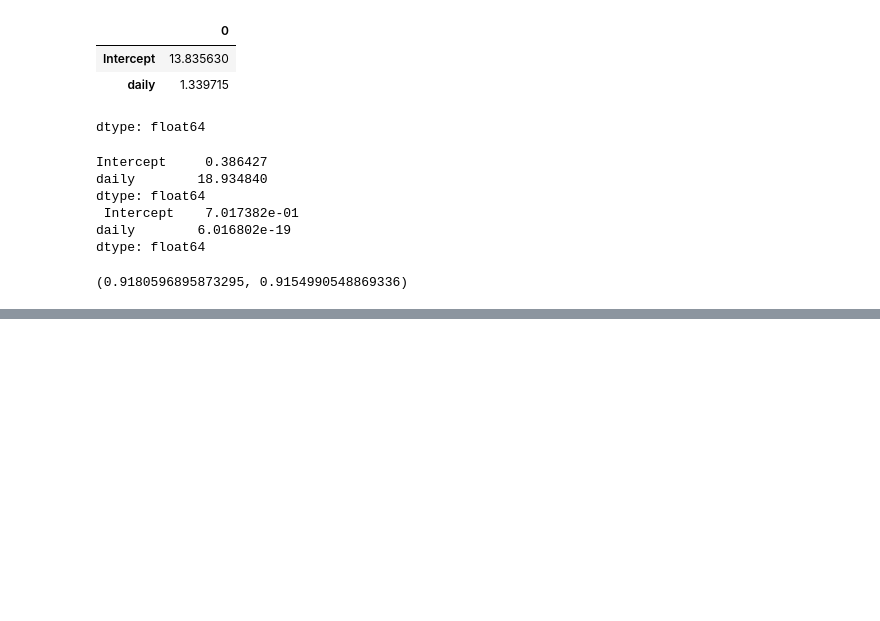
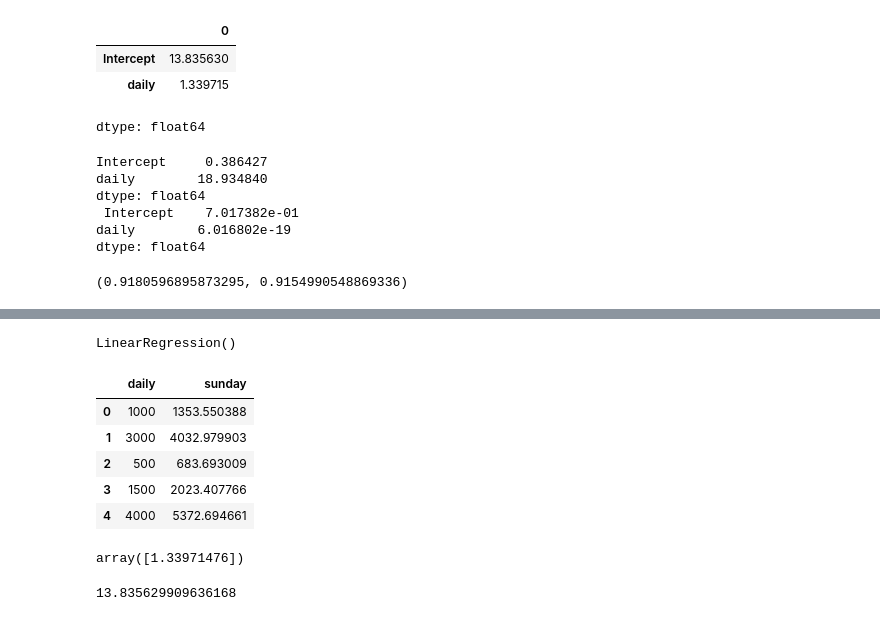
Before and after one commit to MeghanaPidaparthi/ExcelR-tutorials, a Jupyter notebook: DAY20.ipynb, the cells around one changed output, grey strips where cells are left out. Drawn from its saved outputs; the diff is of its cells as text; code cells hidden in the pictures; blank space fills up the shorter version.

Commit message:
Predicting new data points

```diff
--- a/DAY20.ipynb
+++ b/DAY20.ipynb
@@ -125,0 +128,3 @@ dtype: float64
+# %%
+newdata = pd.Series([1000,3000,500,1500,4000])
+newdata
@@ -125,0 +139,3 @@ dtype: float64
+# %%
+data_pred = pd.DataFrame(newdata,columns=['daily'])
+data_pred
@@ -125,0 +160,23 @@ dtype: float64
+# %%
+lr=LinearRegression()
+lr.fit(data[['daily']],data['sunday'])
+# %% [output]
+LinearRegression()
+# %%
+data_pred['sunday']=lr.predict(data_pred)
+data_pred
+# %% [output]
+|  | daily | sunday |
+| 0 | 1000 | 1353.550388 |
+| 1 | 3000 | 4032.979903 |
+| 2 | 500 | 683.693009 |
+| 3 | 1500 | 2023.407766 |
+| 4 | 4000 | 5372.694661 |
+# %%
+lr.coef_
+# %% [output]
+array([1.33971476])
+# %%
+lr.intercept_
+# %% [output]
+13.835629909636168
```
Also changed, not shown: parts of 5 cells of this notebook.
